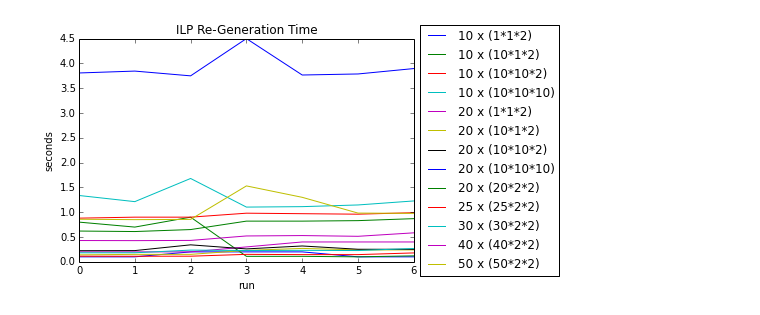
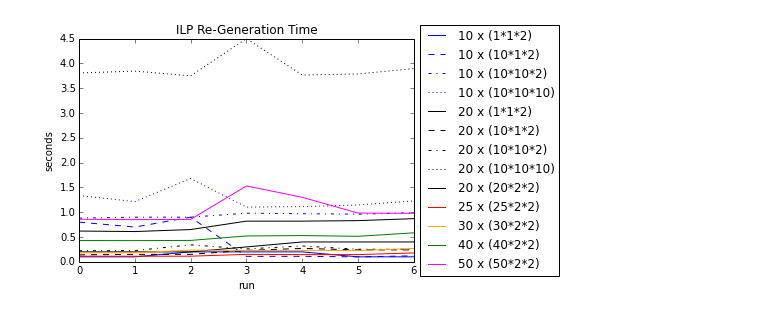
Before and after one commit to rene-schoene/racr-mquat, a Jupyter notebook: ilp-measurement.ipynb, the cells around one changed output. Cells and saved outputs as stored; diff of their text form; code cells hidden in the pictures.

Commit message:
New style for plot.

```diff
--- a/ilp-measurement.ipynb
+++ b/ilp-measurement.ipynb
@@ -18,12 +18,30 @@ spec_files = glob('profiling/*/specs')
 spec_files.sort()
 specs = [np.genfromtxt(f, delimiter=' ', dtype=int)
          for f in spec_files]
+# %%
+from itertools import cycle
+lines = ["-","--","-.",":"]
+colors = ('blue','black','red','orange','green','magenta','yellow')
+colorcycle = cycle(colors)
+lastpe = False
+line_def = []
+color_def = []
+for spec in specs:
+    pe, comp, impl, mode = (spec[2], spec[4], spec[5], spec[6])
+    if not lastpe or lastpe != pe:
+        color = next(colorcycle)
+        linecycle = cycle(lines)
+    line  = next(linecycle)
+    lastpe = pe
+    line_def.append(line)
+    color_def.append(color)
 # %%
-plt.plot(ilpgens.transpose()[1:])
+for i in xrange(len(specs)):
+    plt.plot(ilpgens.transpose()[1:,i], ls = line_def[i], c = color_def[i], label = '{2:d} x ({4}*{5}*{6})'.format(*specs[i]))
 plt.ylabel('seconds')
 plt.xlabel('run')
 plt.title('ILP Re-Generation Time')
-plt.legend(['{2:d} x ({4}*{5}*{6})'.format(*spec) for spec in specs], loc='center left', bbox_to_anchor=(1, 0.5))
+plt.legend(loc='center left', bbox_to_anchor=(1, 0.5))
 plt.show()
 # %% [output]
-[figure, old version]
+[figure, new version]
```
